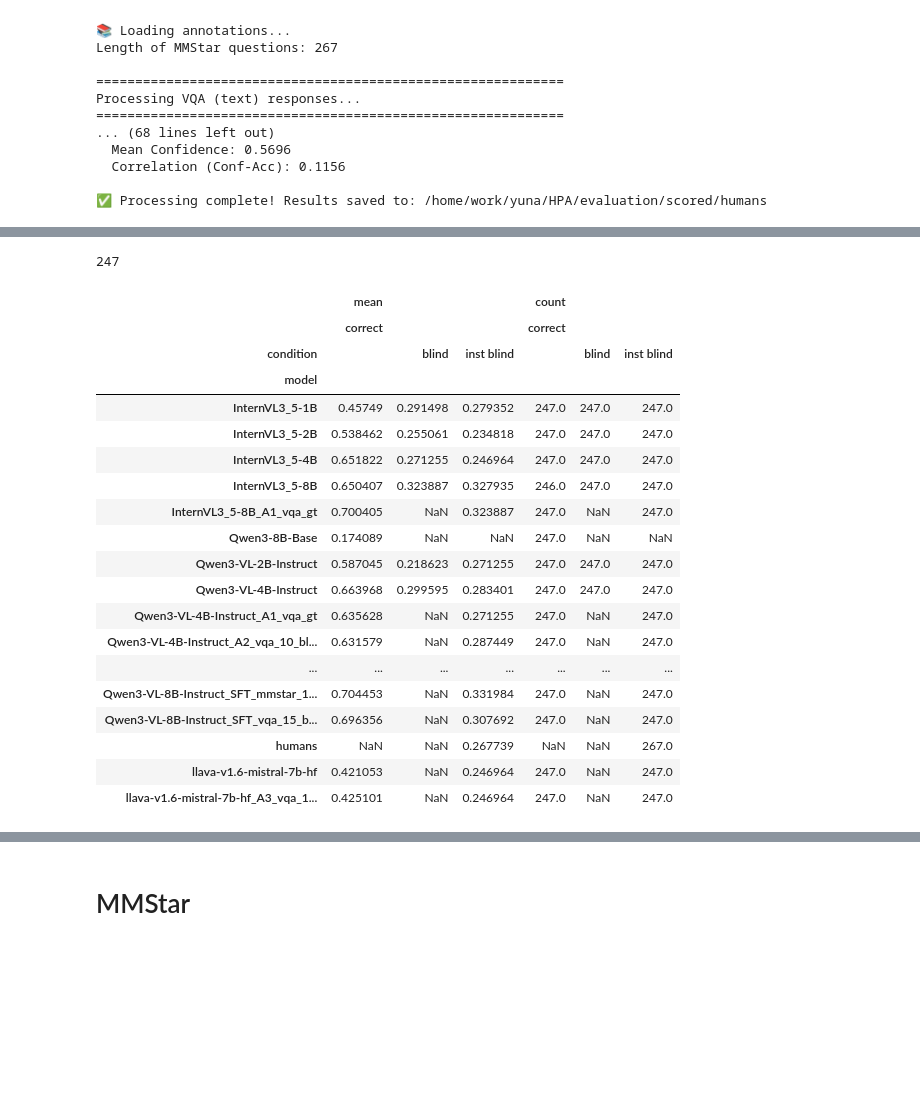
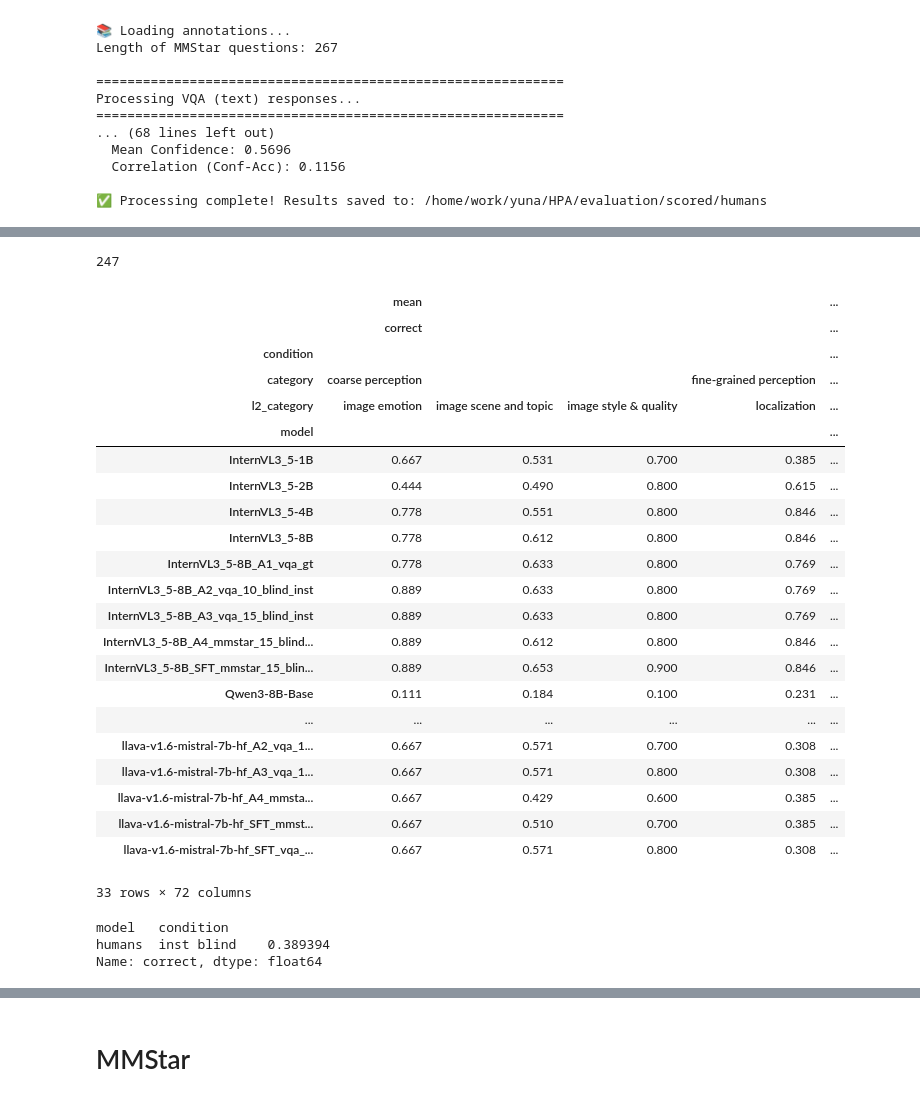
Before and after one commit to unolop/HPA, a Jupyter notebook: evaluation/analysis/progress.ipynb, the cells around one changed output, grey strips where cells are left out. Saved outputs shown, nothing was run; the diff lists cells and outputs as text; code cells hidden in the pictures; blank space fills up the shorter version.

```diff
--- a/evaluation/analysis/progress.ipynb
+++ b/evaluation/analysis/progress.ipynb
@@ -123,42 +137,52 @@ human_mc # .groupby('category').agg({'mean': 'correct', 'count': "correct"})
 # %%
 qids = human_mc.pid.unique()
 model_mc = model_results['mmstar']
 human_mc['pid'] = human_mc['pid'].astype('Int64')
 model_mc['pid'] = model_mc['pid'].astype('Int64')
 print(len(qids))
 mmstar_human_comparison = pd.concat([model_mc[model_mc['pid'].isin(qids)] , human_mc])
 len(mmstar_human_comparison)
 pt = mmstar_human_comparison.pivot_table(
     index=['model'],
-    columns=['condition'],
+    columns=['condition', 'category', 'l2_category'],
     values=['correct'],
     aggfunc=['mean', 'count']
 )
-pt = pt.round(4)
-pt.to_csv(f'./mmstar_human_comparison.csv')
-pt
+pt = pt.round(3)
+pt.to_csv(f'./tables/mmstar_human_comparison.csv')
+with pd.option_context('display.float_format', '{:0.3f}'.format):
+    display(pt)
 # %% [output]
 247
-|  | mean |  |  | count |  |  |
-|  | correct |  |  | correct |  |  |
-| condition |  | blind | inst blind |  | blind | inst blind |
-| model |  |  |  |  |  |  |
-| InternVL3_5-1B | 0.45749 | 0.291498 | 0.279352 | 247.0 | 247.0 | 247.0 |
-| InternVL3_5-2B | 0.538462 | 0.255061 | 0.234818 | 247.0 | 247.0 | 247.0 |
-| InternVL3_5-4B | 0.651822 | 0.271255 | 0.246964 | 247.0 | 247.0 | 247.0 |
-| InternVL3_5-8B | 0.650407 | 0.323887 | 0.327935 | 246.0 | 247.0 | 247.0 |
-| InternVL3_5-8B_A1_vqa_gt | 0.700405 | NaN | 0.323887 | 247.0 | NaN | 247.0 |
-| Qwen3-8B-Base | 0.174089 | NaN | NaN | 247.0 | NaN | NaN |
-| Qwen3-VL-2B-Instruct | 0.587045 | 0.218623 | 0.271255 | 247.0 | 247.0 | 247.0 |
-| Qwen3-VL-4B-Instruct | 0.663968 | 0.299595 | 0.283401 | 247.0 | 247.0 | 247.0 |
-| Qwen3-VL-4B-Instruct_A1_vqa_gt | 0.635628 | NaN | 0.271255 | 247.0 | NaN | 247.0 |
-| Qwen3-VL-4B-Instruct_A2_vqa_10_bl... | 0.631579 | NaN | 0.287449 | 247.0 | NaN | 247.0 |
-| ... | ... | ... | ... | ... | ... | ... |
-| Qwen3-VL-8B-Instruct_SFT_mmstar_1... | 0.704453 | NaN | 0.331984 | 247.0 | NaN | 247.0 |
-| Qwen3-VL-8B-Instruct_SFT_vqa_15_b... | 0.696356 | NaN | 0.307692 | 247.0 | NaN | 247.0 |
-| humans | NaN | NaN | 0.267739 | NaN | NaN | 267.0 |
-| llava-v1.6-mistral-7b-hf | 0.421053 | NaN | 0.246964 | 247.0 | NaN | 247.0 |
-| llava-v1.6-mistral-7b-hf_A3_vqa_1... | 0.425101 | NaN | 0.246964 | 247.0 | NaN | 247.0 |
+|  | mean |  |  |  | ... |
+|  | correct |  |  |  | ... |
+| condition |  |  |  |  | ... |
+| category | coarse perception |  |  | fine-grained perception | ... |
+| l2_category | image emotion | image scene and topic | image style & quality | localization | ... |
+| model |  |  |  |  | ... |
+| InternVL3_5-1B | 0.667 | 0.531 | 0.700 | 0.385 | ... |
+| InternVL3_5-2B | 0.444 | 0.490 | 0.800 | 0.615 | ... |
+| InternVL3_5-4B | 0.778 | 0.551 | 0.800 | 0.846 | ... |
+| InternVL3_5-8B | 0.778 | 0.612 | 0.800 | 0.846 | ... |
+| InternVL3_5-8B_A1_vqa_gt | 0.778 | 0.633 | 0.800 | 0.769 | ... |
+| InternVL3_5-8B_A2_vqa_10_blind_inst | 0.889 | 0.633 | 0.800 | 0.769 | ... |
+| InternVL3_5-8B_A3_vqa_15_blind_inst | 0.889 | 0.633 | 0.800 | 0.769 | ... |
+| InternVL3_5-8B_A4_mmstar_15_blind... | 0.889 | 0.612 | 0.800 | 0.846 | ... |
+| InternVL3_5-8B_SFT_mmstar_15_blin... | 0.889 | 0.653 | 0.900 | 0.846 | ... |
+| Qwen3-8B-Base | 0.111 | 0.184 | 0.100 | 0.231 | ... |
+| ... | ... | ... | ... | ... | ... |
+| llava-v1.6-mistral-7b-hf_A2_vqa_1... | 0.667 | 0.571 | 0.700 | 0.308 | ... |
+| llava-v1.6-mistral-7b-hf_A3_vqa_1... | 0.667 | 0.571 | 0.800 | 0.308 | ... |
+| llava-v1.6-mistral-7b-hf_A4_mmsta... | 0.667 | 0.429 | 0.600 | 0.385 | ... |
+| llava-v1.6-mistral-7b-hf_SFT_mmst... | 0.667 | 0.510 | 0.700 | 0.385 | ... |
+| llava-v1.6-mistral-7b-hf_SFT_vqa_... | 0.667 | 0.571 | 0.800 | 0.308 | ... |
+33 rows × 72 columns
+# %%
+human_vqa.groupby(['model', 'condition']).mean(numeric_only=True)['correct']
+# %% [output]
+model   condition
+humans  inst blind    0.389394
+Name: correct, dtype: float64
 # %%
 human_vqa=pd.read_csv('/home/work/yuna/HPA/evaluation/scored/humans/human_vqa_per_question.csv')
 # matching pids for human-model comparison
```
Also changed, not shown: parts of 6 cells of this notebook, 52 other files.
